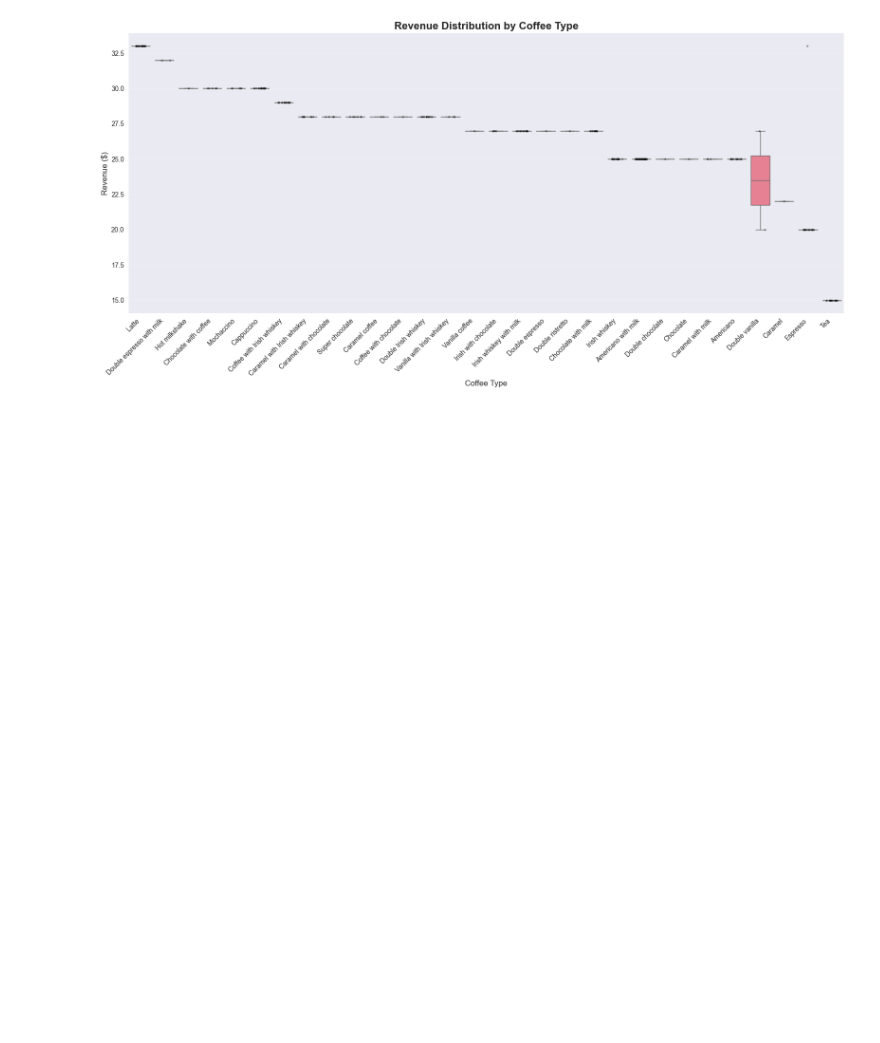
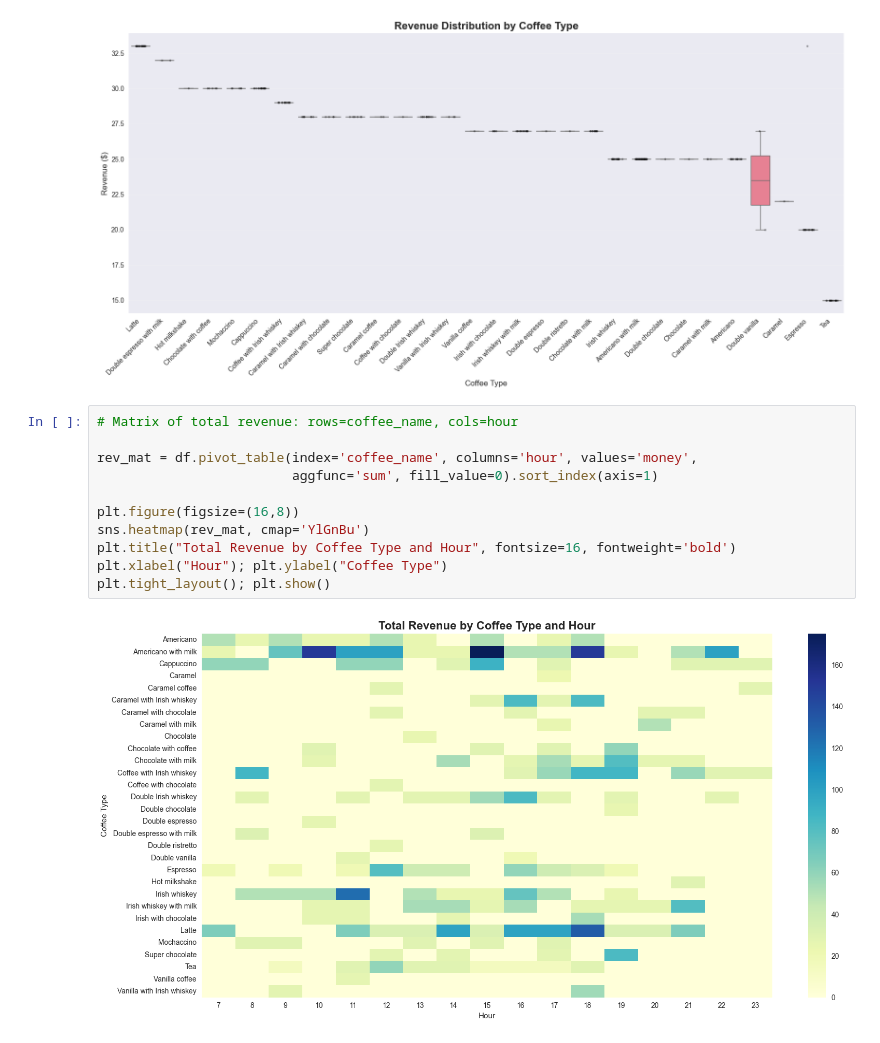
Before and after one commit to ryanc9615/coffeesales_analysis, a Jupyter notebook: notebooks/02_data_analysis&vis.ipynb, the cells around one changed output. Drawn from its saved outputs; the diff is of its cells as text; blank space fills up the shorter version.

```diff
--- a/notebooks/02_data_analysis&vis.ipynb
+++ b/notebooks/02_data_analysis&vis.ipynb
@@ -193,3 +193,16 @@ plt.tight_layout()
 plt.show()
 # %% [output]
 [figure]
+# %%
+# Matrix of total revenue: rows=coffee_name, cols=hour
+
+rev_mat = df.pivot_table(index='coffee_name', columns='hour', values='money',
+                         aggfunc='sum', fill_value=0).sort_index(axis=1)
+
+plt.figure(figsize=(16,8))
+sns.heatmap(rev_mat, cmap='YlGnBu')
+plt.title("Total Revenue by Coffee Type and Hour", fontsize=16, fontweight='bold')
+plt.xlabel("Hour"); plt.ylabel("Coffee Type")
+plt.tight_layout(); plt.show()
+# %% [output]
+[figure, added]
```
Also changed, not shown: 4 other files.
